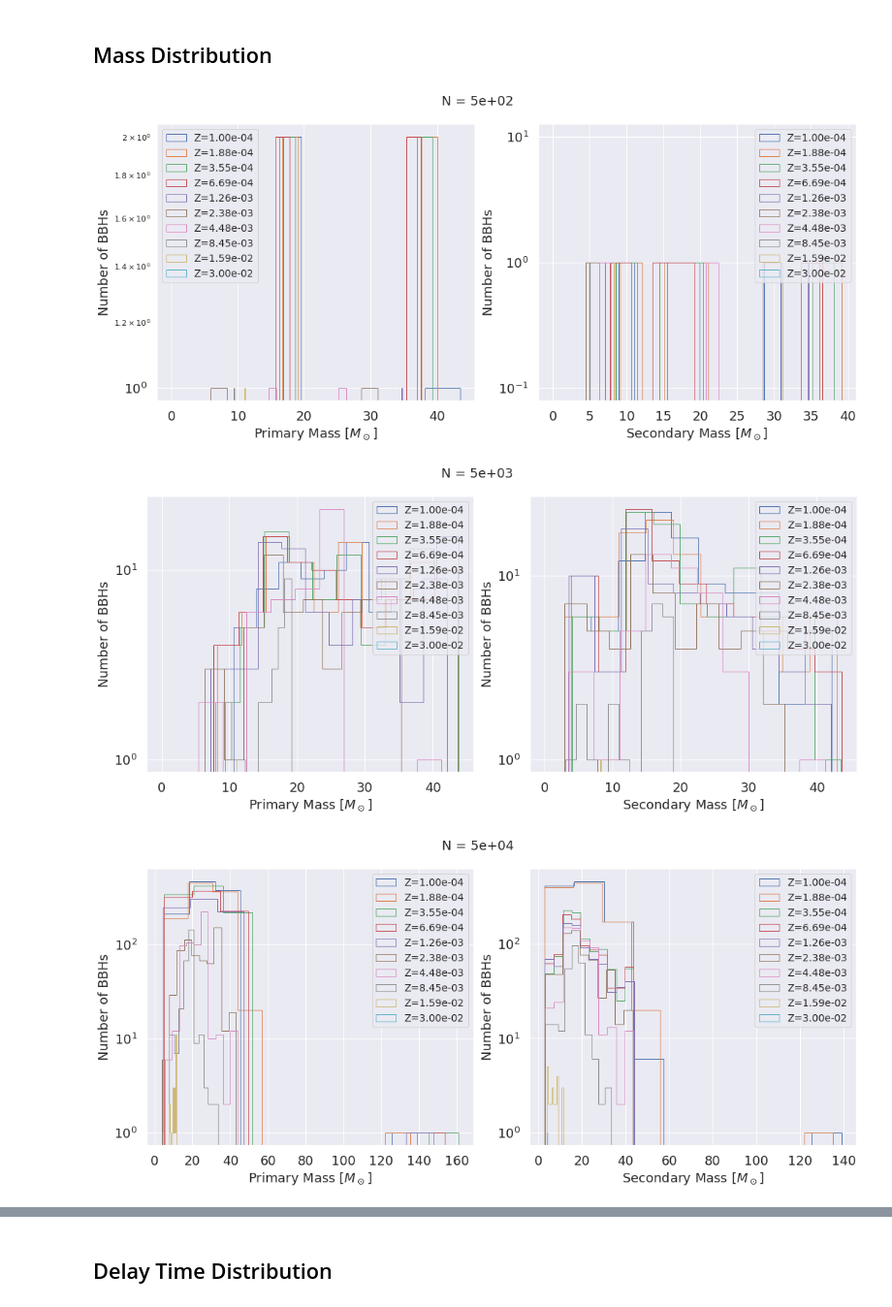
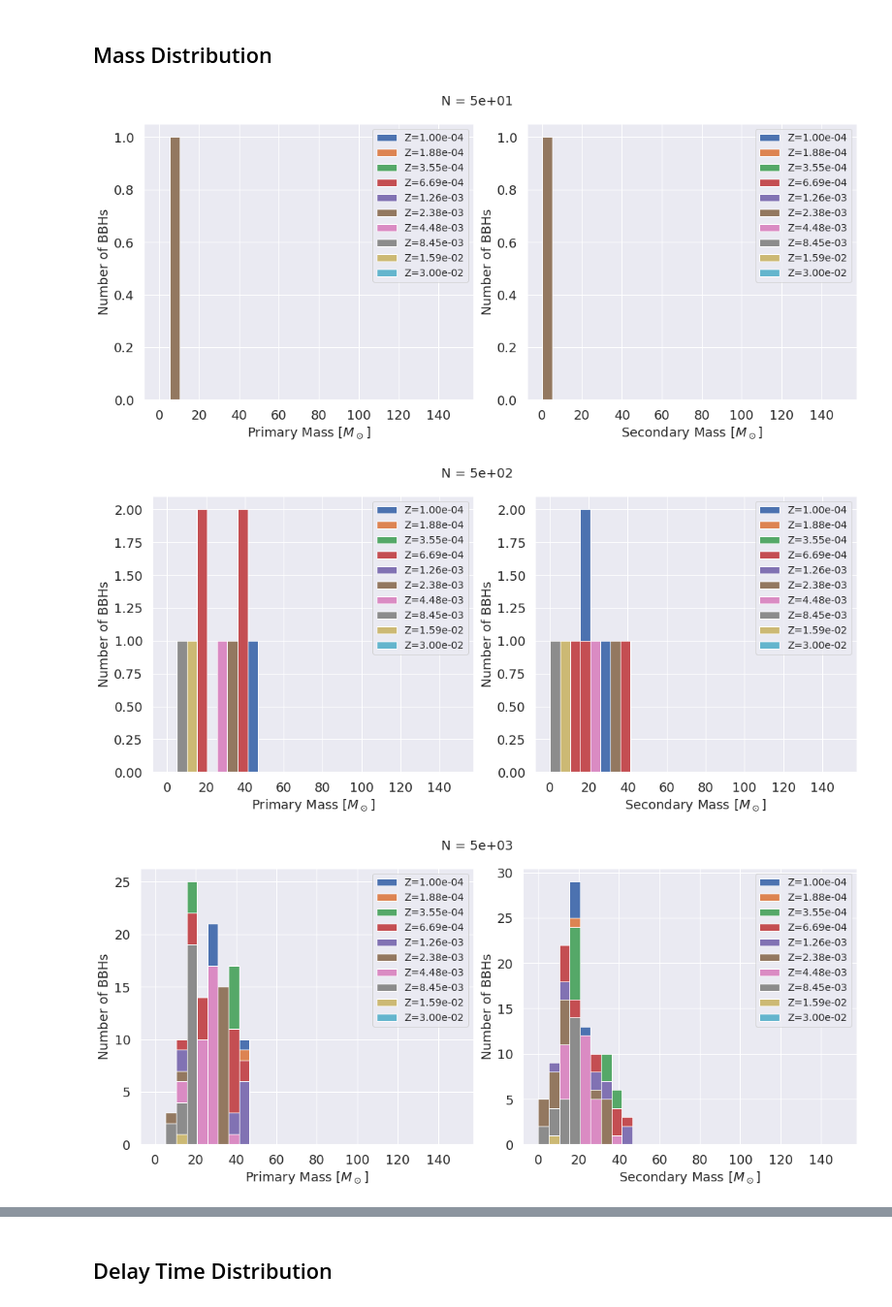
Before and after one commit to veome22/cosmo_bh, a Jupyter notebook: bh_properties.ipynb, the cells around one changed output, grey strips where cells are left out. Shown at 97% size. Saved outputs shown, nothing was run; the diff lists cells and outputs as text; code cells hidden in the pictures.

Commit message:
updated all plots for new SFM

```diff
--- a/bh_properties.ipynb
+++ b/bh_properties.ipynb
@@ -27,7 +29,7 @@ print(T_HUBBLE_MYR)
 PathData =     os.environ['WORK'] + '/cosmo_bh_grid/'
 # %%
 n_systems_all = [5e1, 5e2, 5e3, 5e4, 5e5, 5e6]
-n_systems = n_systems_all[1:]
+n_systems = n_systems_all[:]
 print(n_systems)
 
 zminn = 0.000100 # COMPAS MIN
@@ -223,8 +224,5 @@ SFM_CORR = 54.81
 # %%
-SFM_ALL = np.zeros(len(n_systems))
 for i in range(len(n_systems)):
     index = i*len(metallicities)
-    SFM_ALL[i] = (np.sum(M1_ZAMS_ALL[index]+M2_ZAMS_ALL[index])) * SFM_CORR
     print(f"Star Forming Mass in {len(M1_ZAMS_ALL[index]):.2e} stars: {SFM_ALL[i]:.2e} M_sol \n")
-# SFM_ALL
 # %% [output]
@@ -268,34 +268,34 @@ print(np.min(M2_BBH_ALL[30]))
 # %%
 for n, n_system in enumerate(n_systems[:]):
     fig, ((ax1, ax2)) = plt.subplots(1, 2, figsize=(15,7))
     fig.suptitle(f'N = {n_system:.0e}', fontsize=18)
+    bins = np.linspace(0, 150, 30)
 
     for i, met in enumerate(metallicities):
         m1 = np.asarray(M1_BBH_ALL[get_index(n, i)])
         m2 = np.asarray(M2_BBH_ALL[get_index(n, i)])
 
         m_max_bbh = np.maximum(m1, m2)
         m_min_bbh = np.minimum(m1, m2)
 
+        ax1.hist(m_max_bbh, bins=bins, stacked=True, label=f'Z={met:.2e}')
+        ax2.hist(m_min_bbh, bins=bins, stacked=True, label=f'Z={met:.2e}')
 
-
-        ax1.hist(m_max_bbh, histtype='step', label=f'Z={met:.2e}')
-        ax2.hist(m_min_bbh, histtype='step', label=f'Z={met:.2e}')
 
     layoutAxes(ax=ax1, nameX='Primary Mass [$M_\odot$]',\
            nameY='Number of BBHs')
     layoutAxes(ax=ax2, nameX='Secondary Mass [$M_\odot$]',\
            nameY='Number of BBHs')
     ax1.legend(fontsize=14)
     ax2.legend(fontsize=14)
 
-    ax1.set_yscale('log')
-    ax2.set_yscale('log')
+#     ax1.set_yscale('log')
+#     ax2.set_yscale('log')
 
     fig.tight_layout()
     fig.subplots_adjust(top=0.9)
     plt.show()
 # %% [output]
-[figure, old version]
+[figure, new version]
-[figure, old version]
+[figure, new version]
-[figure, old version]
+[figure, new version]
```
Also changed, not shown: parts of 29 cells of this notebook.
